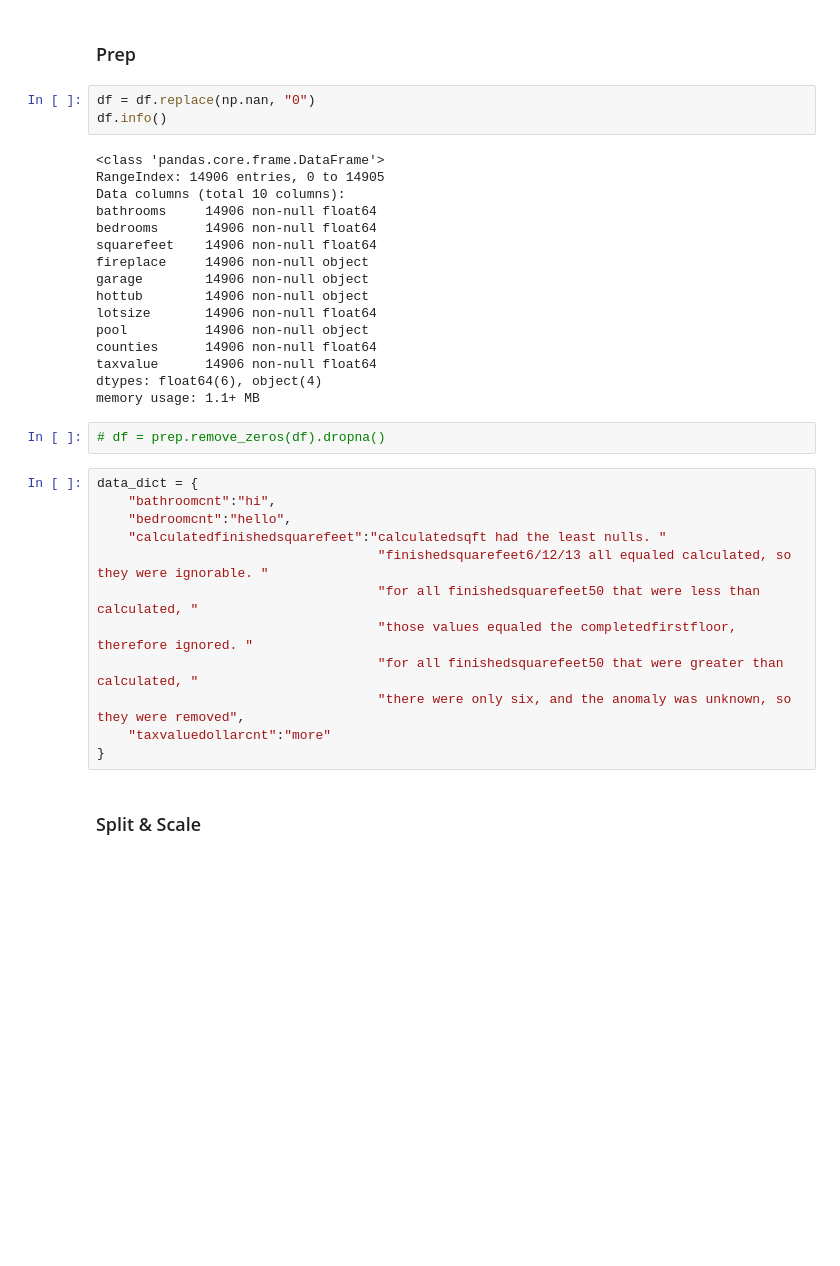
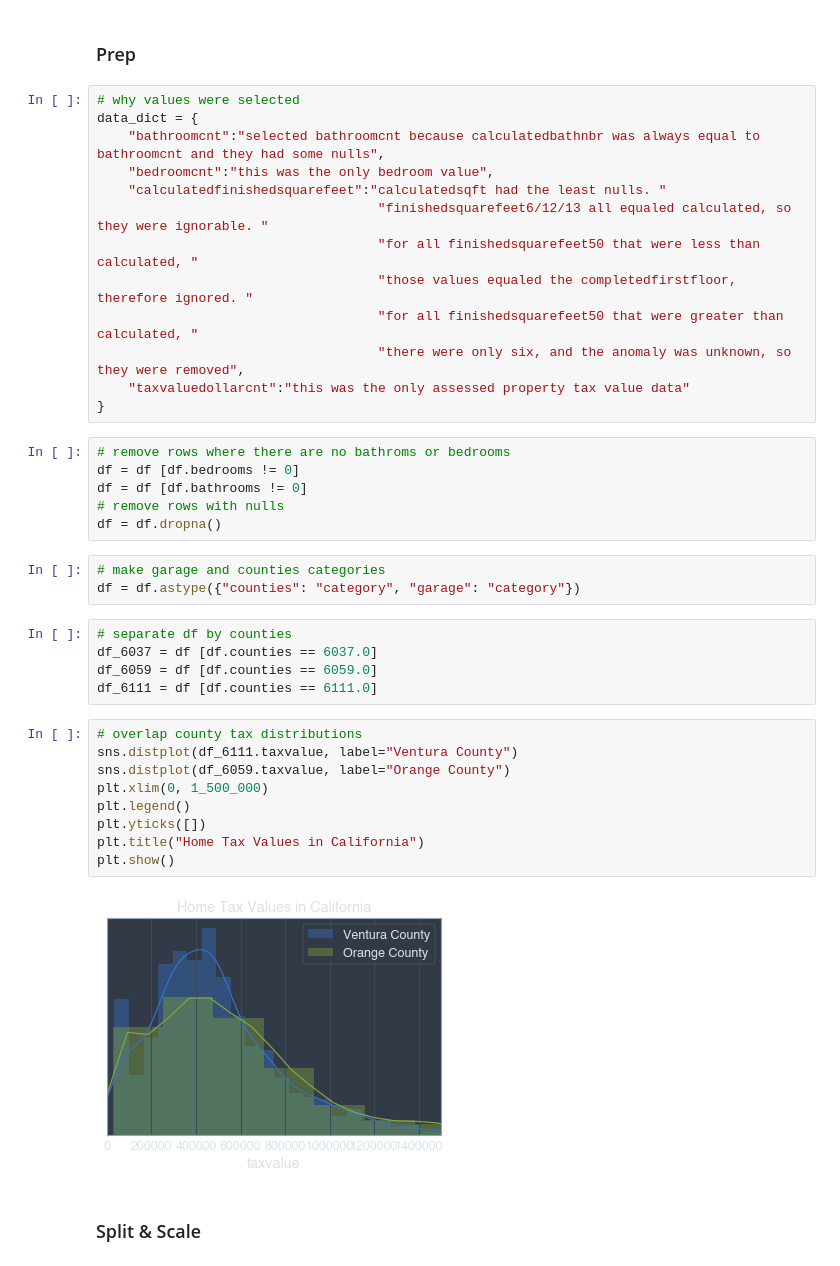
Before and after one commit to misty-garcia/zillow-project, a Jupyter notebook: the_pipeline.ipynb, the cells around one changed output. Cells and saved outputs as stored; diff of their text form; blank space fills up the shorter version.

```diff
--- a/the_pipeline.ipynb
+++ b/the_pipeline.ipynb
@@ -70,38 +45,43 @@ memory usage: 1.1 MB
 # %% [markdown]
 ### Prep
-# %%
-df = df.replace(np.nan, "0")
-df.info()
-# %% [output]
-<class 'pandas.core.frame.DataFrame'>
-RangeIndex: 14906 entries, 0 to 14905
-Data columns (total 10 columns):
-bathrooms     14906 non-null float64
-bedrooms      14906 non-null float64
-squarefeet    14906 non-null float64
-fireplace     14906 non-null object
-garage        14906 non-null object
-hottub        14906 non-null object
-lotsize       14906 non-null float64
-pool          14906 non-null object
-counties      14906 non-null float64
-taxvalue      14906 non-null float64
-dtypes: float64(6), object(4)
-memory usage: 1.1+ MB
-# %%
-# df = prep.remove_zeros(df).dropna()
 # %%
+# why values were selected
 data_dict = {
-    "bathroomcnt":"hi",
-    "bedroomcnt":"hello",
+    "bathroomcnt":"selected bathroomcnt because calculatedbathnbr was always equal to bathroomcnt and they had some nulls",
+    "bedroomcnt":"this was the only bedroom value",
     "calculatedfinishedsquarefeet":"calculatedsqft had the least nulls. "
                                     "finishedsquarefeet6/12/13 all equaled calculated, so they were ignorable. "
                                     "for all finishedsquarefeet50 that were less than calculated, "
                                     "those values equaled the completedfirstfloor, therefore ignored. "
                                     "for all finishedsquarefeet50 that were greater than calculated, "
                                     "there were only six, and the anomaly was unknown, so they were removed",
-    "taxvaluedollarcnt":"more"
+    "taxvaluedollarcnt":"this was the only assessed property tax value data"
 }
+# %%
+# remove rows where there are no bathroms or bedrooms
+df = df [df.bedrooms != 0]
+df = df [df.bathrooms != 0]
+# remove rows with nulls
+df = df.dropna()
+# %%
+# make garage and counties categories
+df = df.astype({"counties": "category", "garage": "category"})
+# %%
+# separate df by counties
+df_6037 = df [df.counties == 6037.0]
+df_6059 = df [df.counties == 6059.0]
+df_6111 = df [df.counties == 6111.0]
+# %%
+# overlap county tax distributions
+sns.distplot(df_6111.taxvalue, label="Ventura County")
+sns.distplot(df_6059.taxvalue, label="Orange County")
+plt.xlim(0, 1_500_000)
+plt.legend()
+plt.yticks([])
+plt.title("Home Tax Values in California")
+plt.show()
+# %% [output]
+[figure, added]
 # %% [markdown]
 ### Split & Scale
 # %%
```
Also changed, not shown: parts of 29 cells of this notebook, 3 other files.
